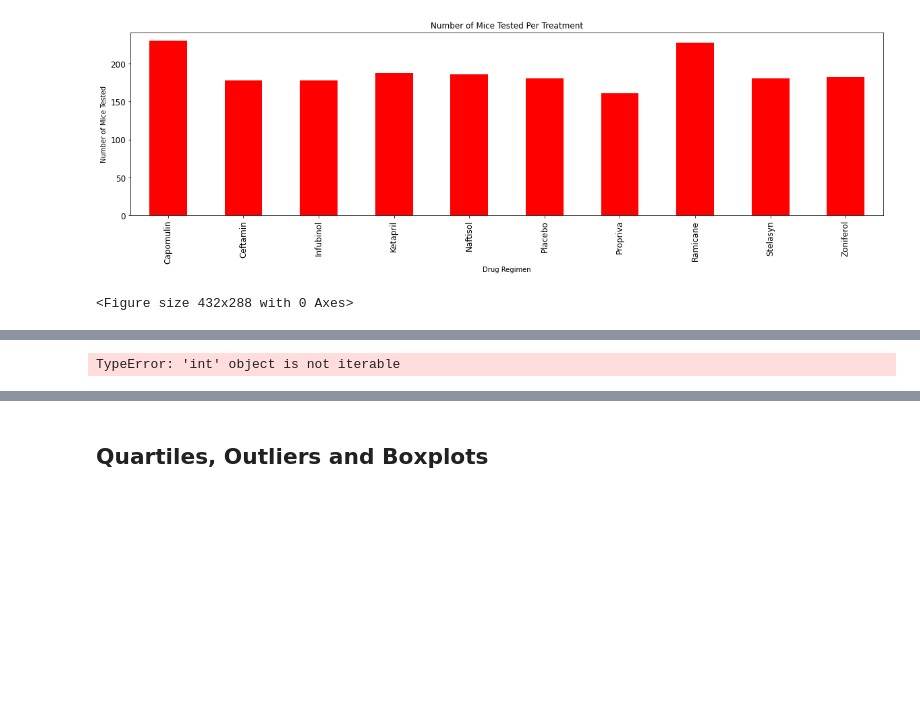
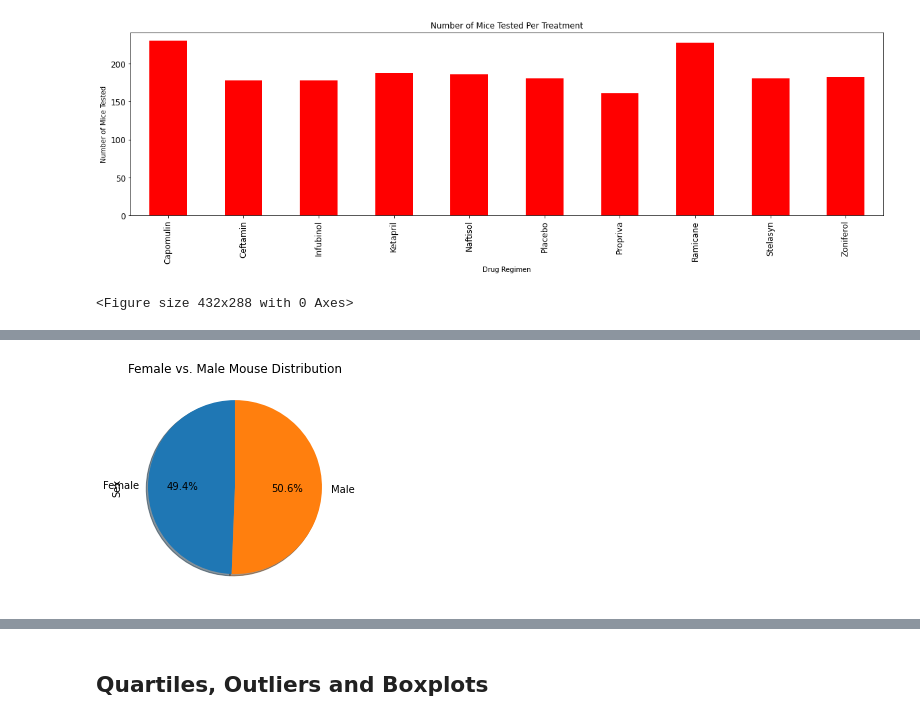
Before and after one commit to teresaflicek/matplotlib-challenge, a Jupyter notebook: Pymaceuticals/pymaceuticals_starter.ipynb, the cells around one changed output, grey strips where cells are left out. Drawn from its saved outputs; the diff is of its cells as text; code cells hidden in the pictures; blank space fills up the shorter version.

```diff
--- a/Pymaceuticals/pymaceuticals_starter.ipynb
+++ b/Pymaceuticals/pymaceuticals_starter.ipynb
@@ -180,29 +195,21 @@ AttributeError: 'function' object has no attribute 'xlabel'
 # %%
 # Generate a pie plot showing the distribution of female versus male mice using pandas
 
 #groupby sex of mice
 
-gender_mice = clean_df.groupby(["Mouse ID","Sex"])
+gender_mice = clean_df.groupby(["Sex"])
 gender_mice
-gender_df = pd.DataFrame(gender_mice.size())
-
 
 #number of mice
 mice_count = gender_mice["Sex"].count()
-mice_count_df = pd.DataFrame({"Total Count": mice_count,
-                             "Percentage of Sex": gender_df})
-
-mice_count_df["Percentage of Sex"] = (100*(mice_count_df["Total Count"]/mice_count_df["Total Count"].sum()))
-
-mice_count_df["Percentage of Sex"] = mice_count_df["Percentage of Sex"]
-
+mice_count
 
 #plot pie chart
-mice_count_df.plot.pie(gender_mice,autopct="%1.1f%%", shadow=True, startangle=140)
+mice_pie = mice_count.plot(kind='pie', autopct="%1.1f%%", shadow=True, startangle=90)
 
 plt.title("Female vs. Male Mouse Distribution")
-plt.ylabel("Sex")
+
 plt.axis=("equal")
 plt.show()
 # %% [output]
-TypeError: 'int' object is not iterable
+[figure, added]
```
Also changed, not shown: parts of 5 cells of this notebook.
